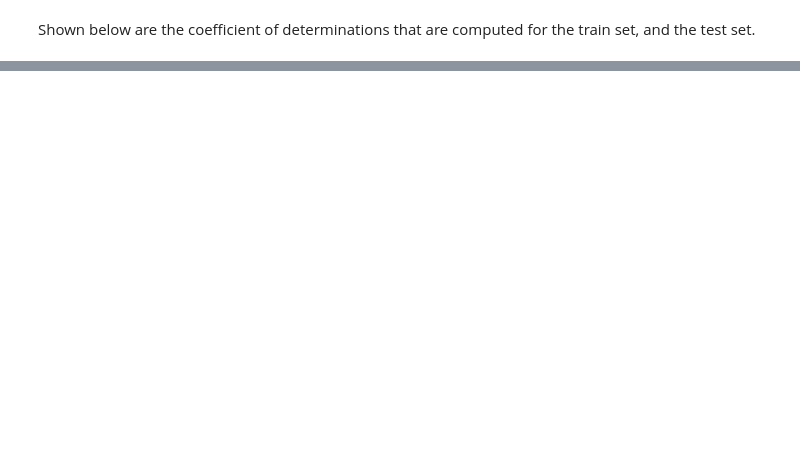
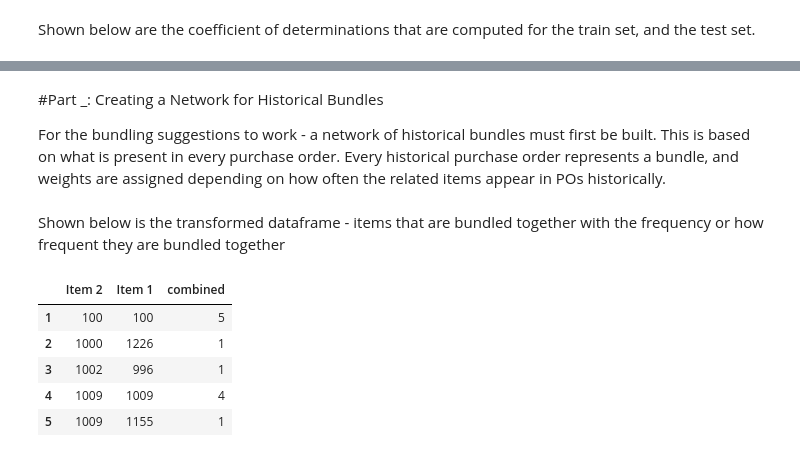
Before and after one commit to kesadilya/eskwelabs_assignments, a Jupyter notebook: Capstone_Project_Automation_of_Procurement_Decisions.ipynb, the cells around one changed output, grey strips where cells are left out. Saved outputs shown, nothing was run; the diff lists cells and outputs as text; code cells hidden in the pictures; blank space fills up the shorter version.

```diff
--- a/Capstone_Project_Automation_of_Procurement_Decisions.ipynb
+++ b/Capstone_Project_Automation_of_Procurement_Decisions.ipynb
@@ -308,0 +322,48 @@ outstanding_purch_predicted
+# %% [markdown]
+#Part _: Creating a Network for Historical Bundles
+
+For the bundling suggestions to work - a network of historical bundles must first be built. This is based on what is present in every purchase order. Every historical purchase order represents a bundle, and weights are assigned depending on how often the related items appear in POs historically.
+# %%
+#creating a network of material descriptions
+
+import networkx as nx
+
+lst = []
+
+for i in range(len(df_spend)-1):
+  if df_spend['Purchasing Document'][i] == df_spend['Purchasing Document'][i+1]:
+    lst.append([df_spend['Cleaned Short Text'][i], df_spend['Cleaned Short Text'][i+1]])
+    i = i + 1
+  else:
+    i = i + 1
+df_network = pd.DataFrame(lst)
+df_network.rename(columns={0:'Item 1', 1:'Item 2'}, inplace=True)
+# %%
+#creating a network of material codes
+lst = []
+
+for i in range(len(df_spend)-1):
+  if df_spend['Purchasing Document'][i] == df_spend['Purchasing Document'][i+1]:
+    lst.append([df_spend['Material'][i], df_spend['Material'][i+1]])
+    i = i + 1
+  else:
+    i = i + 1
+df_network_material = pd.DataFrame(lst)
+df_network_material.rename(columns={0:'Item 1', 1:'Item 2'}, inplace=True)
+df_network_material = df_network_material.dropna()
+# %% [markdown]
+Shown below is the transformed dataframe - items that are bundled together with the frequency or how frequent they are bundled together
+# %%
+df_network_material['Item 1'] = df_network_material['Item 1'].astype(int).astype(str)
+df_network_material['Item 2'] = df_network_material['Item 2'].astype(int).astype(str)
+df_network_material2 = df_network_material.groupby(['Item 2','Item 1']).count()
+df_network_material2 = df_network_material2.reset_index()
+df_network_material2 = df_network_material2.iloc[1:, :]
+df_network_material2.head()
+# %% [output]
+|  | Item 2 | Item 1 | combined |
+| 1 | 100 | 100 | 5 |
+| 2 | 1000 | 1226 | 1 |
+| 3 | 1002 | 996 | 1 |
+| 4 | 1009 | 1009 | 4 |
+| 5 | 1009 | 1155 | 1 |
```
Also changed, not shown: parts of 10 cells of this notebook.
